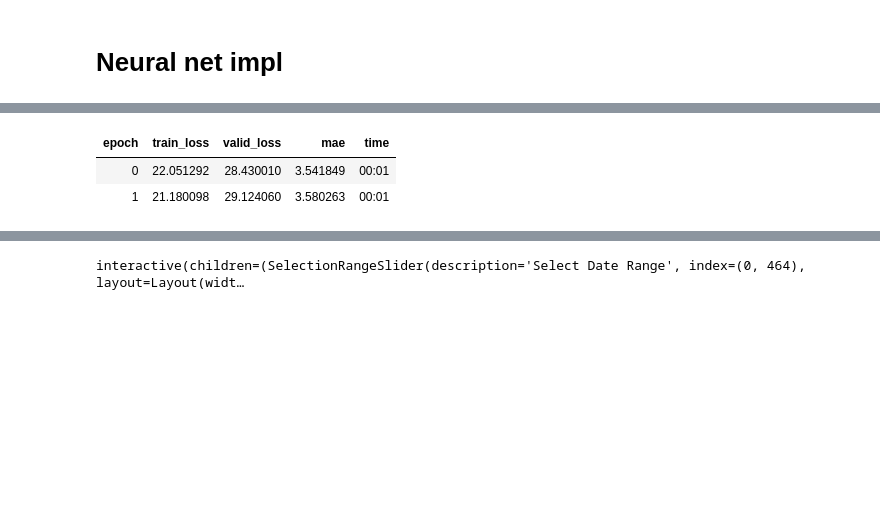
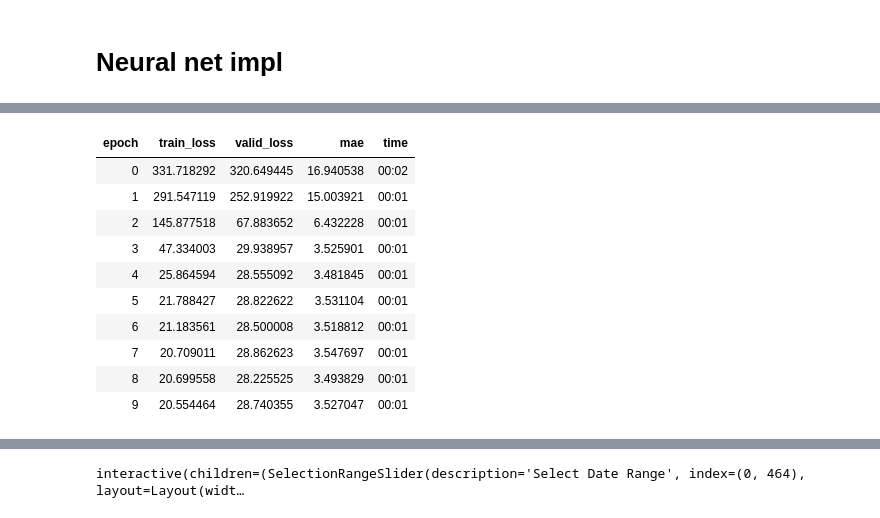
Before and after one commit to Magellol/montreal-aqi-predictions, a Jupyter notebook: index.ipynb, the cells around one changed output, grey strips where cells are left out. Cells and saved outputs as stored; diff of their text form; code cells hidden in the pictures; blank space fills up the shorter version.

```diff
--- a/index.ipynb
+++ b/index.ipynb
@@ -216,15 +191,6 @@ df['datetime'] = pd.to_datetime(df['date'] + ' ' + df['heure'].astype(str) + ':0
 df.drop(["heure", "polluant", "date"], axis=1, inplace=True)
 df.sort_values("datetime", inplace=True)
 
-df['year'] = df['datetime'].dt.year
-
-# Year has a bigger number range than the rest so we divide it up by its maximum
-df['year'] = df['year'] / df['year'].max()
-df['month'] = df['datetime'].dt.month
-df['day'] = df['datetime'].dt.day
-df['weekday'] = df['datetime'].dt.weekday
-df['hour'] = df['datetime'].dt.hour
-
 # Taking a sample of data for a given datetime and station id
 # df[(df["stationId"] == 103) & (df["datetime"] == "2024-04-15 19:00:00")]
 
@@ -271,11 +237,18 @@ group1_df
 # %%
 # Get the mean across all station maximums for each datetime
 group2_df = group1_df.groupby("datetime").mean("valeur")
-group2_df['date'] = group2_df.index.date
 group2_df.reset_index(inplace=True)
 
 merged = pd.merge(group2_df, weather_df, on="datetime", how="left")
 
+merged['year'] = merged['datetime'].dt.year
+# Year has a bigger number range than the rest so we divide it up by its maximum
+merged['year'] = merged['year'] / merged['year'].max()
+merged['month'] = merged['datetime'].dt.month
+merged['day'] = merged['datetime'].dt.day
+merged['weekday'] = merged['datetime'].dt.weekday
+merged['hour'] = merged['datetime'].dt.hour
+
 # merged[merged['datetime'] >= pd.Timestamp("2023-10-01")]
 merged
 # %% [output]
@@ -364,9 +323,17 @@ SuggestedLRs(valley=0.05754399299621582, slide=6.309573450380412e-07)
 # %%
-learn.fit_one_cycle(10, 0.001)
+learn.fit_one_cycle(10, 0.002)
 # %% [output]
 | epoch | train_loss | valid_loss | mae | time |
-| 0 | 22.051292 | 28.430010 | 3.541849 | 00:01 |
-| 1 | 21.180098 | 29.124060 | 3.580263 | 00:01 |
+| 0 | 331.718292 | 320.649445 | 16.940538 | 00:02 |
+| 1 | 291.547119 | 252.919922 | 15.003921 | 00:01 |
+| 2 | 145.877518 | 67.883652 | 6.432228 | 00:01 |
+| 3 | 47.334003 | 29.938957 | 3.525901 | 00:01 |
+| 4 | 25.864594 | 28.555092 | 3.481845 | 00:01 |
+| 5 | 21.788427 | 28.822622 | 3.531104 | 00:01 |
+| 6 | 21.183561 | 28.500008 | 3.518812 | 00:01 |
+| 7 | 20.709011 | 28.862623 | 3.547697 | 00:01 |
+| 8 | 20.699558 | 28.225525 | 3.493829 | 00:01 |
+| 9 | 20.554464 | 28.740355 | 3.527047 | 00:01 |
 # %%
 # learn.recorder.plot_loss()
 learn.show_results(max_n=10)
```
Also changed, not shown: parts of 10 cells of this notebook.
